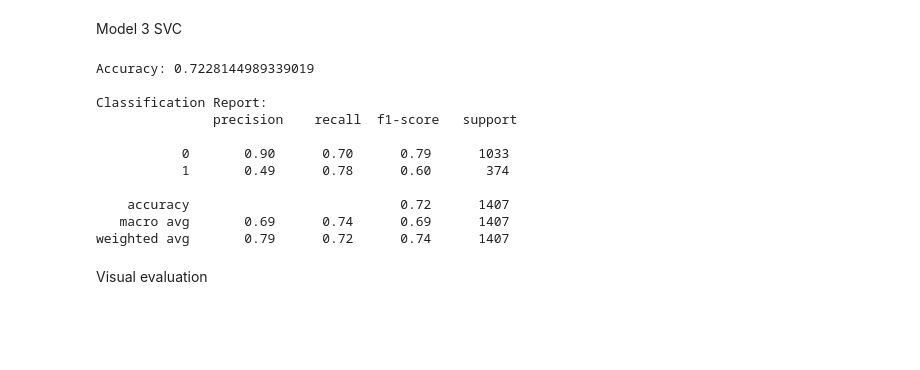
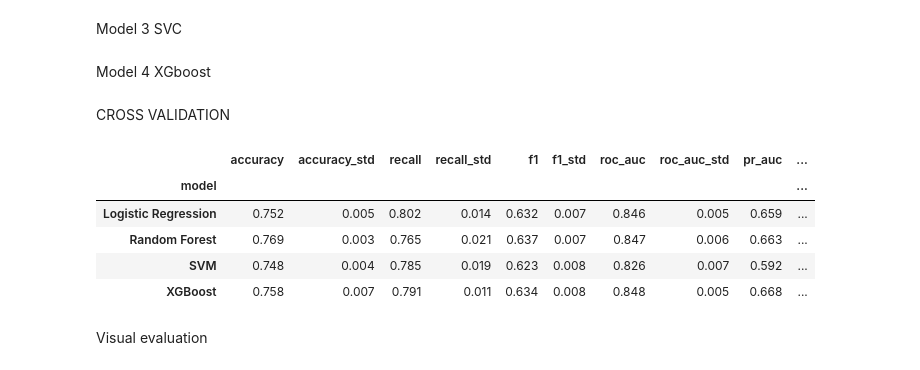
Before and after one commit to Migue-Mos/churn-prediction, a Jupyter notebook: notebooks/02_modeling.ipynb, the cells around one changed output. Cells and saved outputs as stored; diff of their text form; code cells hidden in the pictures; blank space fills up the shorter version.

```diff
--- a/notebooks/02_modeling.ipynb
+++ b/notebooks/02_modeling.ipynb
@@ -130,23 +96,5 @@ model_svm = Pipeline(steps=[
     ("preprocessor", preprocessor),
     ("svm", SVC(kernel="rbf", probability=True, class_weight="balanced"))
 ])
-
-model_svm.fit(X_train, y_train)
-
-y_pred_svm = model_svm.predict(X_test)
-y_prob_svm = model_svm.predict_proba(X_test)[:, 1]
-
-print("Accuracy:", accuracy_score(y_test, y_pred_svm))
-print("\nClassification Report:\n", classification_report(y_test, y_pred_svm))
-# %% [output]
-Accuracy: 0.7228144989339019
-
-Classification Report:
-               precision    recall  f1-score   support
-
-           0       0.90      0.70      0.79      1033
-           1       0.49      0.78      0.60       374
-
-    accuracy                           0.72      1407
-   macro avg       0.69      0.74      0.69      1407
-weighted avg       0.79      0.72      0.74      1407
+# %% [markdown]
+Model 4 XGboost
@@ -153,2 +118,41 @@ weighted avg       0.79      0.72      0.74      1407
+# %% [markdown]
+CROSS VALIDATION
+# %%
+
+cv = StratifiedKFold(n_splits=5, shuffle=True, random_state=42)
+
+candidates = {
+    "Logistic Regression": log_reg_model,
+    "Random Forest": rf_model,
+    "SVM": model_svm,
+    "XGBoost": xgb_model
+}
+
+scoring = {
+    "accuracy": "accuracy",
+    "recall": "recall",            # clase 1 (churn)
+    "f1": "f1",
+    "roc_auc": "roc_auc",
+    "pr_auc": "average_precision",
+}
+
+rows = []
+for name, model in candidates.items():
+    res = cross_validate(model, X_train, y_train, cv=cv, scoring=scoring, n_jobs=-1)
+    row = {"model": name}
+    for m in scoring:
+        row[m] = res[f"test_{m}"].mean()
+        row[f"{m}_std"] = res[f"test_{m}"].std()
+    rows.append(row)
+
+cv_results = pd.DataFrame(rows).set_index("model").round(3)
+cv_results
+# %% [output]
+|  | accuracy | accuracy_std | recall | recall_std | f1 | f1_std | roc_auc | roc_auc_std | pr_auc | ... |
+| model |  |  |  |  |  |  |  |  |  | ... |
+| Logistic Regression | 0.752 | 0.005 | 0.802 | 0.014 | 0.632 | 0.007 | 0.846 | 0.005 | 0.659 | ... |
+| Random Forest | 0.769 | 0.003 | 0.765 | 0.021 | 0.637 | 0.007 | 0.847 | 0.006 | 0.663 | ... |
+| SVM | 0.748 | 0.004 | 0.785 | 0.019 | 0.623 | 0.008 | 0.826 | 0.007 | 0.592 | ... |
+| XGBoost | 0.758 | 0.007 | 0.791 | 0.011 | 0.634 | 0.008 | 0.848 | 0.005 | 0.668 | ... |
 # %% [markdown]
 Visual evaluation
```
Also changed, not shown: parts of 11 cells of this notebook, 11 other files.
